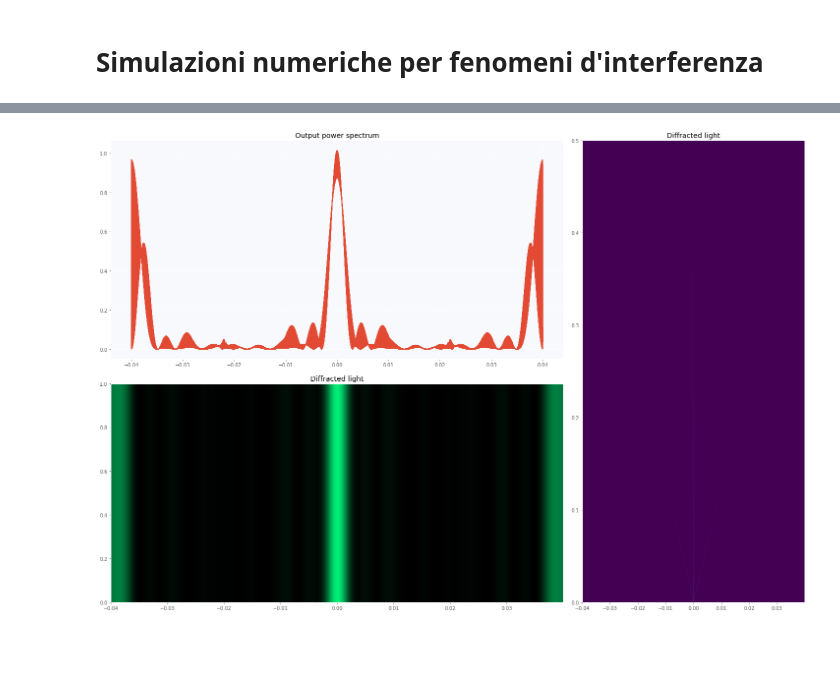
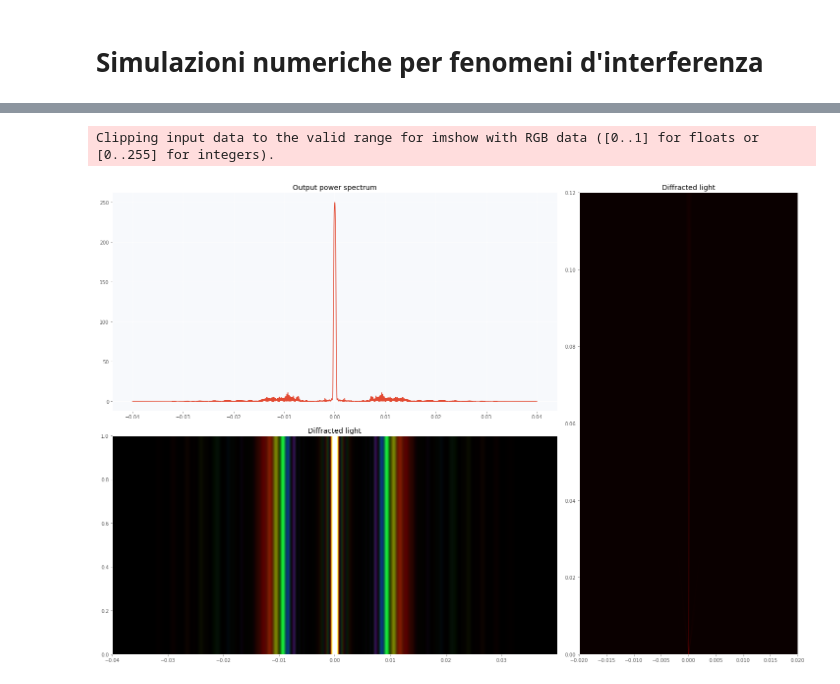
Before and after one commit to Unoaccaso/lab_projects, a Jupyter notebook: grid_dasmanettare_per_rick_bpm.ipynb, the cells around one changed output, grey strips where cells are left out. Saved outputs shown, nothing was run; the diff lists cells and outputs as text; code cells hidden in the pictures; blank space fills up the shorter version.

```diff
--- a/grid_dasmanettare_per_rick_bpm.ipynb
+++ b/grid_dasmanettare_per_rick_bpm.ipynb
@@ -28,10 +28,10 @@ plt.rcParams['axes.facecolor'] = '#f7f9fc'
 # ====================
 Ip = 4**2                 # intensity peak
 Ib = 1.0                  # background illumination
-Lambda = 0.5e-6           # wavelength, [lambda] = m
+Lambda = 0.85e-6           # wavelength, [lambda] = m
 k0 = 2*np.pi/Lambda       # vacuum wavevector, [k0] = m^(-1)
 n0 = 1.                   # background index of refraction
-Lz = 0.5                  # computational length of sample, [Lz] = m
+Lz = 0.12                  # computational length of sample, [Lz] = m
 Lx = 80e-3                # computational width of sample, [Lx] = m
 
 w0 = 0.25e-3                # beam width of gaussian beam parameter
@@ -42,7 +42,7 @@ inputposition=+h/2        # input position
 # =========================
 # Computational Parameters
 # =========================
-nstepx = 1024*64          # number of transverse grid points
+nstepx = 2024*32          # number of transverse grid points
 nstepz = 1024             # number of longitudinal propagation steps
 
 deltax = Lx/nstepx        # resolution in the x direction, [deltax] = m
@@ -204,7 +204,8 @@ def show_results(OutputPower, FieldModuleMemory, Color):
   ax3 = fig.add_subplot(gs[:2, 2])
   ax3.set_title('Diffracted light')
   ax3.imshow(cp.abs(FieldModuleMemory.T)**2, origin='lower',
-             extent=[x.min(), x.max(), z.min(), z.max()], aspect = 'auto')
+             extent=[-0.02, 0.02, z.min(), z.max()], aspect = 'auto',
+             cmap='hot')
   ax3.grid(False)
   plt.show()
   plt.close()
@@ -250,11 +251,11 @@ show_results(OutputPower, FieldModuleMemory, Red)
 # White light propagation
 # =======================
 ''' making color array '''
-wavelengths = cp.linspace(400, 750, 10)*1e-9 #here the wavelenghts are expressed in m
+wavelengths = cp.linspace(400, 750, 7)*1e-9 #here the wavelenghts are expressed in m
 Color, OutputField, FieldModuleMemory = propagate_and_get_rgb(InputField, 500*1e-9)
-'''for wavelength in wavelengths:
+for wavelength in wavelengths:
   Color_t, OutputField_t, FieldModuleMemory_t = propagate_and_get_rgb(InputField, wavelength)
   Color += Color_t
   OutputField += OutputField_t
-  FieldModuleMemory += FieldModuleMemory_t'''
+  FieldModuleMemory += FieldModuleMemory_t
 # %% [output]
@@ -263,4 +270,5 @@ elapsed time:5.215733766555786
 # %%
-show_results(cp.abs(OutputField)**2, FieldModuleMemory, Color)
+show_results(cp.abs(OutputField)**2, FieldModuleMemory[cp.abs(x) <= 0.02, :], Color)
 # %% [output]
+Clipping input data to the valid range for imshow with RGB data ([0..1] for floats or [0..255] for integers).
-[figure, old version]
+[figure, new version]
```
Also changed, not shown: parts of 5 cells of this notebook.
